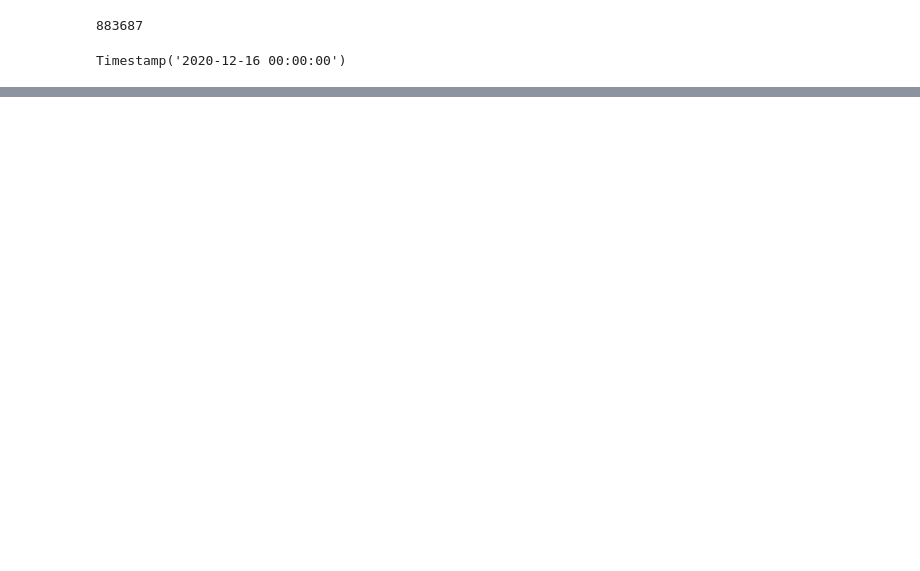
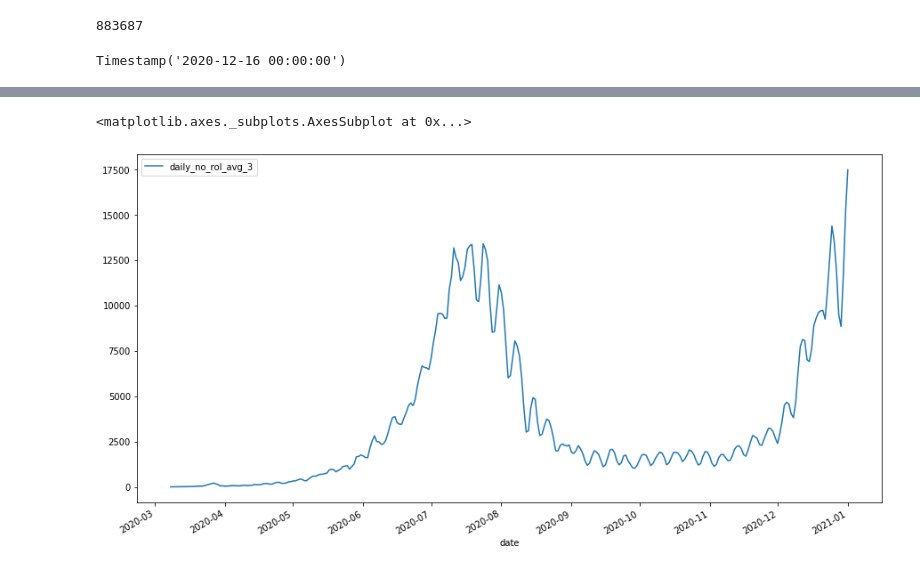
Before and after one commit to SimonRosen173/Covid19SAData_Data, a Jupyter notebook: notebooks/SA_PreProcessing.ipynb, the cells around one changed output, grey strips where cells are left out. Drawn from its saved outputs; the diff is of its cells as text; code cells hidden in the pictures; blank space fills up the shorter version.

```diff
--- a/notebooks/SA_PreProcessing.ipynb
+++ b/notebooks/SA_PreProcessing.ipynb
@@ -75,0 +632,5 @@ Timestamp('2020-12-16 00:00:00')
+# %%
+confirmed_data[['daily_no_rol_avg_3']].plot(figsize=figsize)
+# %% [output]
+<matplotlib.axes._subplots.AxesSubplot at 0x...>
+[figure, added]
```
Also changed, not shown: parts of 30 cells of this notebook, 15 other files.
